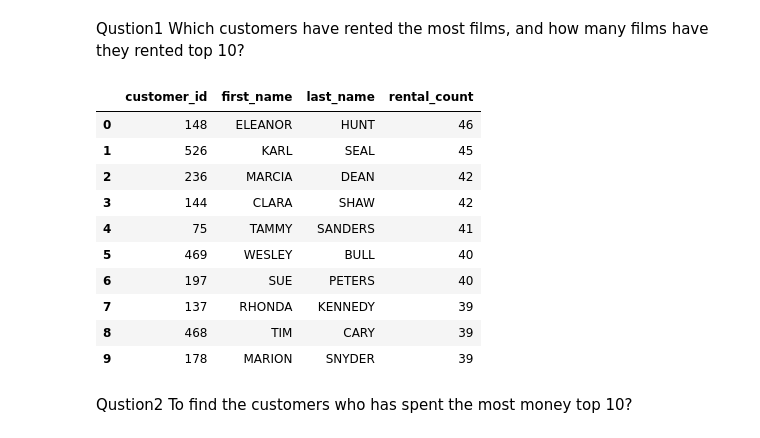
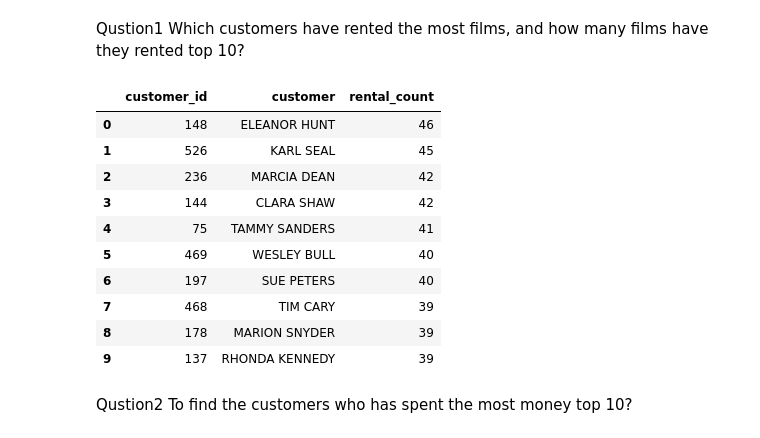
Before and after one commit to mulisictarik/sakila_lab_tarik_mulisic, a Jupyter notebook: lab.ipynb, the cells around one changed output. Cells and saved outputs as stored; diff of their text form; code cells hidden in the pictures.

```diff
--- a/lab.ipynb
+++ b/lab.ipynb
@@ -164,33 +164,32 @@ Qustion1 Which customers have rented the most films, and how many films have the
 # %%
 query_sakila("""SELECT
              c.customer_id,
-             c.first_name,
-             c.last_name,
+             c.first_name || ' ' || c.last_name AS customer,
              count(r.rental_id) AS rental_count
              FROM customer c
              JOIN rental r
              ON c.customer_id = r.customer_id
              GROUP BY
              c.customer_id,
              c.first_name,
              c.last_name
              ORDER BY rental_count DESC
              LIMIT 10;
 
 
 """)
 # %% [output]
-|  | customer_id | first_name | last_name | rental_count |
-| 0 | 148 | ELEANOR | HUNT | 46 |
-| 1 | 526 | KARL | SEAL | 45 |
-| 2 | 236 | MARCIA | DEAN | 42 |
-| 3 | 144 | CLARA | SHAW | 42 |
-| 4 | 75 | TAMMY | SANDERS | 41 |
-| 5 | 469 | WESLEY | BULL | 40 |
-| 6 | 197 | SUE | PETERS | 40 |
-| 7 | 137 | RHONDA | KENNEDY | 39 |
-| 8 | 468 | TIM | CARY | 39 |
-| 9 | 178 | MARION | SNYDER | 39 |
+|  | customer_id | customer | rental_count |
+| 0 | 148 | ELEANOR HUNT | 46 |
+| 1 | 526 | KARL SEAL | 45 |
+| 2 | 236 | MARCIA DEAN | 42 |
+| 3 | 144 | CLARA SHAW | 42 |
+| 4 | 75 | TAMMY SANDERS | 41 |
+| 5 | 469 | WESLEY BULL | 40 |
+| 6 | 197 | SUE PETERS | 40 |
+| 7 | 468 | TIM CARY | 39 |
+| 8 | 178 | MARION SNYDER | 39 |
+| 9 | 137 | RHONDA KENNEDY | 39 |
 # %% [markdown]
 Qustion2 To find the customers who has spent the most money top 10?
 # %%
```
Also changed, not shown: parts of 6 cells of this notebook, 21 other files.
